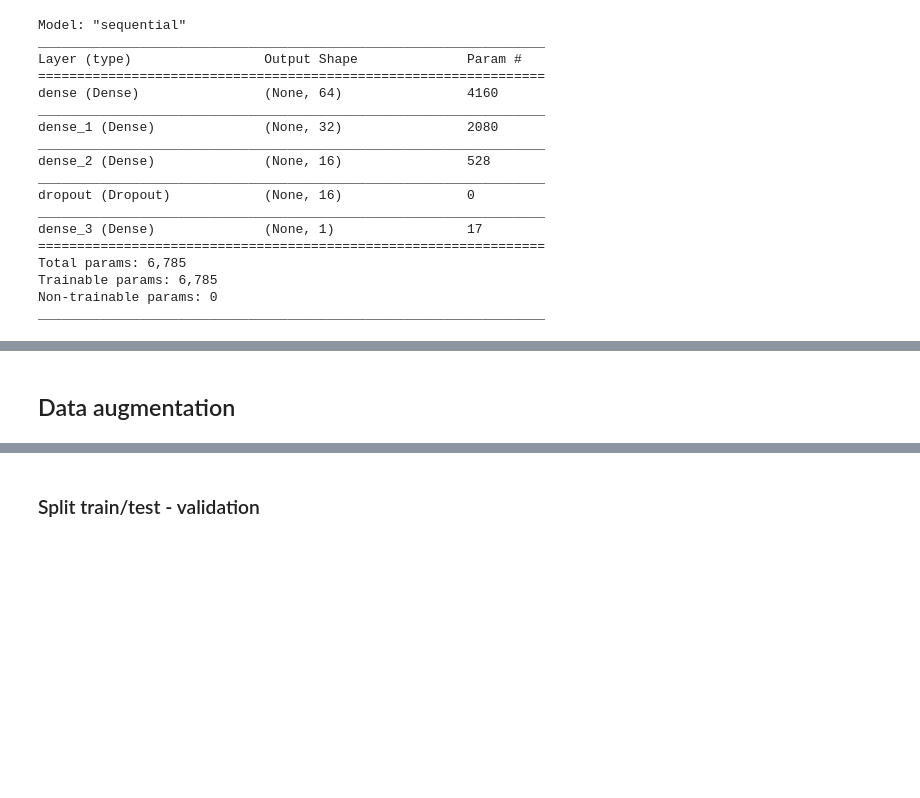
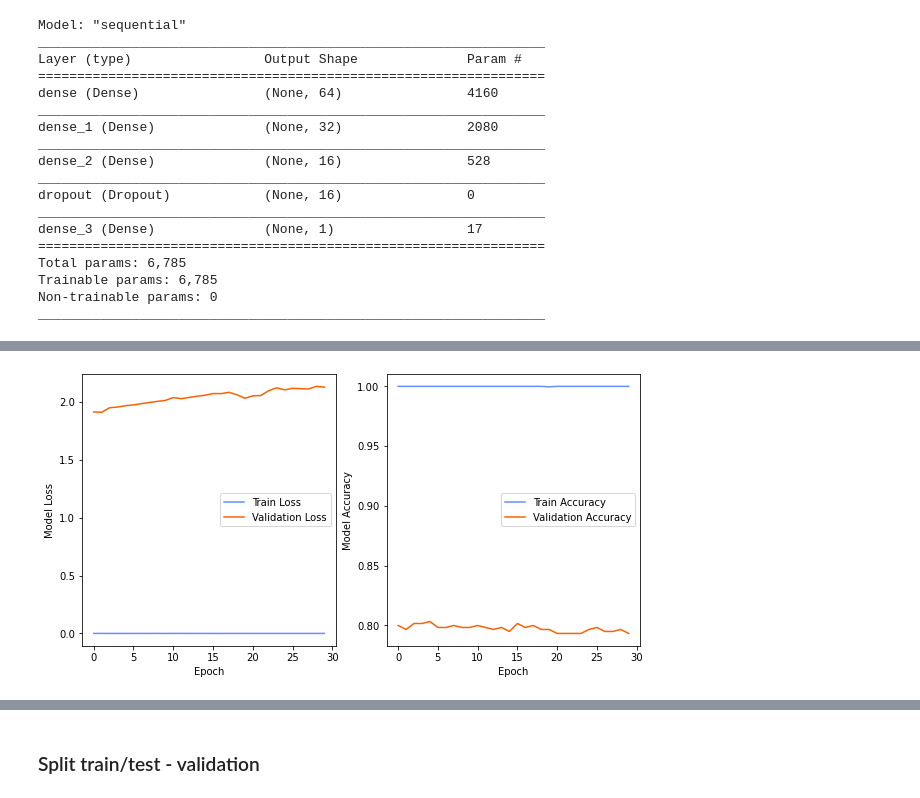
Before and after one commit to LorenzoBuriola/LoCP_moduleB, a Jupyter notebook: Week2/Ex_week02_FPGheArt.ipynb, the cells around one changed output, grey strips where cells are left out. Saved outputs shown, nothing was run; the diff lists cells and outputs as text; code cells hidden in the pictures; blank space fills up the shorter version.

Commit message:
left cut, 120x triplet shuffle, comments and overall cleaning

```diff
--- a/Week2/Ex_week02_FPGheArt.ipynb
+++ b/Week2/Ex_week02_FPGheArt.ipynb
@@ -122,5 +125,6 @@ model.compile(loss="binary_crossentropy",
              metrics= ["accuracy"])
 # %%
 fit = model.fit(x_train, y_train,
-                epochs=30, batch_size = 50, validation_data = (x_test,y_test), shuffle = True,)
+                epochs=30, batch_size = 50, validation_data = (x_test,y_test), shuffle = True, verbose = 0)
+pd.DataFrame(fit.history)
 # %% [output]
@@ -175,2 +148,30 @@ Final Test accuracy: 0.7699999809265137
-# %% [markdown]
-## Data augmentation
+# %%
+# evaluate model
+score = model.evaluate(x_test, y_test, verbose=1)
+
+# print performance
+print('Final Test loss:', score[0])
+print('Final Test accuracy:', score[1])
+
+fig, (ax1, ax2) = plt.subplots(1, 2, figsize=(10, 5))
+
+
+# summarize history for loss
+ax1.plot(fit.history['loss'], label = 'Train Loss', color = '#648FFF')
+ax1.plot(fit.history['val_loss'], label = 'Validation Loss', color = '#FE6100')
+
+ax1.legend(loc = 'best')
+ax1.set_xlabel('Epoch')
+ax1.set_ylabel('Model Loss')
+
+
+# summarize history for accuracy
+ax2.plot(fit.history['accuracy'], label = 'Train Accuracy', color =  '#648FFF')
+ax2.plot(fit.history['val_accuracy'], label = 'Validation Accuracy', color = '#FE6100')
+
+ax2.legend(loc = 'best')
+ax2.set_xlabel('Epoch')
+ax2.set_ylabel('Model Accuracy')
+
+plt.show()
+# %% [output]
@@ -176,0 +181 @@ Final Test accuracy: 0.7699999809265137
+[figure, added]
```
Also changed, not shown: parts of 64 cells of this notebook.
